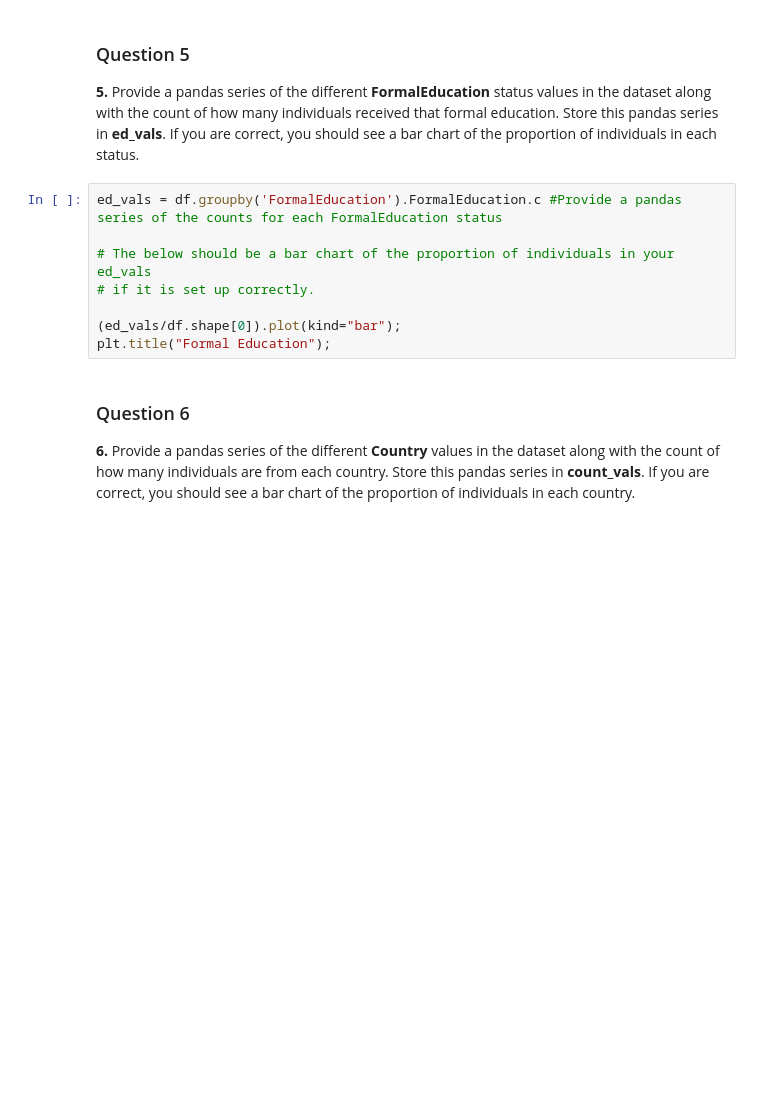
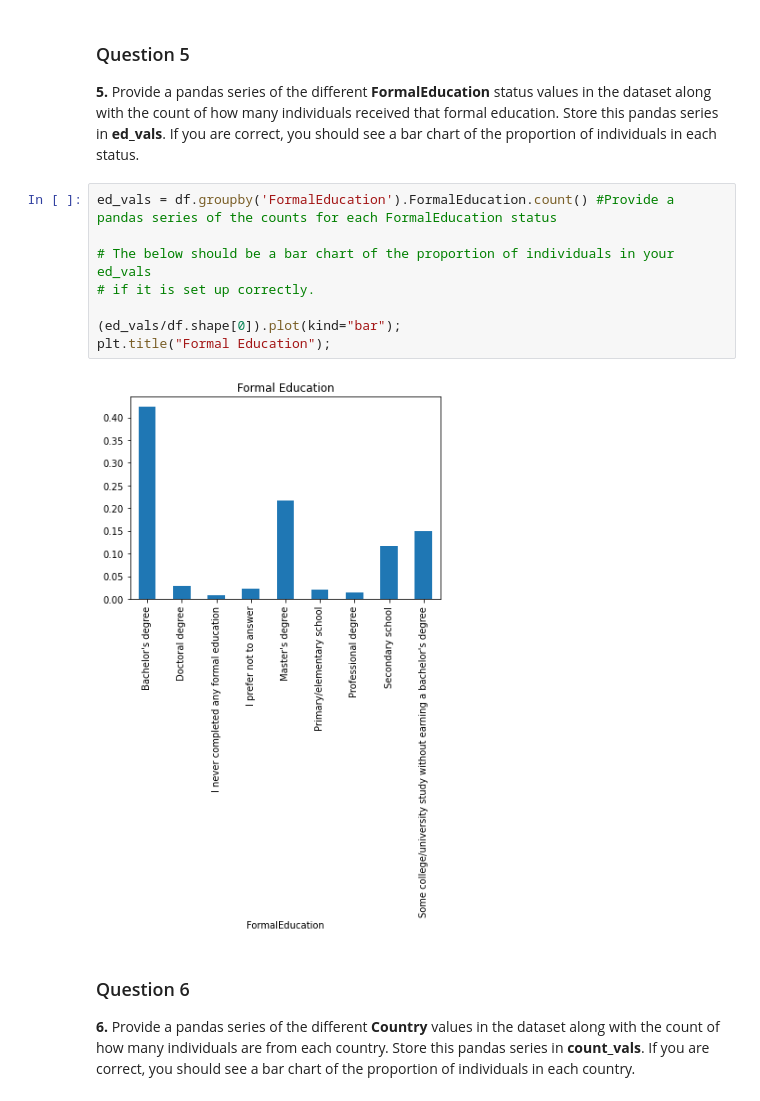
Before and after one commit to HanegaonkarAweZ/DataScienceSelfLearning, a Jupyter notebook: A Look at the Data.ipynb, the cells around one changed output. Drawn from its saved outputs; the diff is of its cells as text; blank space fills up the shorter version.

```diff
--- a/A Look at the Data.ipynb
+++ b/A Look at the Data.ipynb
@@ -96,13 +96,15 @@ plt.title("What kind of developer are you?");
 
 **5.** Provide a pandas series of the different **FormalEducation** status values in the dataset along with the count of how many individuals received that formal education.  Store this pandas series in **ed_vals**.  If you are correct, you should see a bar chart of the proportion of individuals in each status.
 # %%
-ed_vals = df.groupby('FormalEducation').FormalEducation.c #Provide a pandas series of the counts for each FormalEducation status
+ed_vals = df.groupby('FormalEducation').FormalEducation.count() #Provide a pandas series of the counts for each FormalEducation status
 
 # The below should be a bar chart of the proportion of individuals in your ed_vals
 # if it is set up correctly.
 
 (ed_vals/df.shape[0]).plot(kind="bar");
 plt.title("Formal Education");
+# %% [output]
+[figure, added]
 # %% [markdown]
 ### Question 6
 
```
Also changed, not shown: parts of 1 cell of this notebook.
